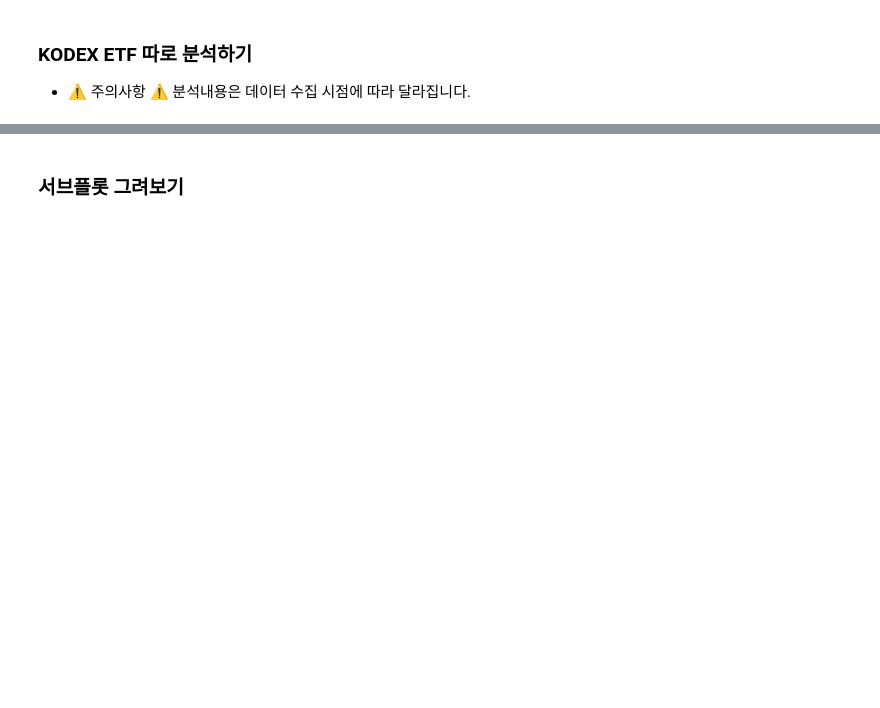
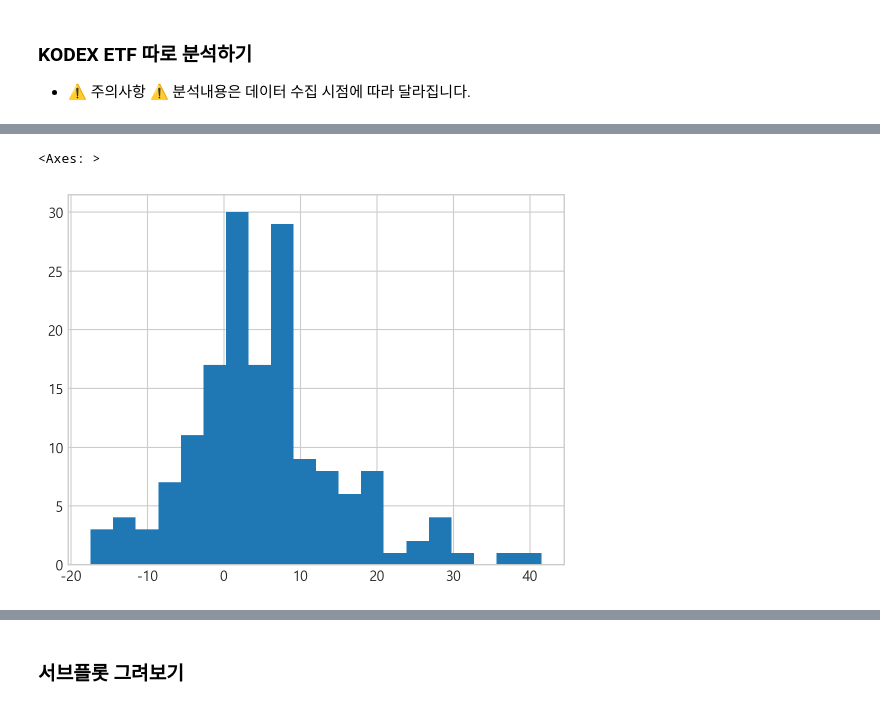
Before and after one commit to jamjamzo/finance-data-analysis, a Jupyter notebook: 4.3 ETF 분석과 시각화-input.ipynb, the cells around one changed output, grey strips where cells are left out. Cells and saved outputs as stored; diff of their text form; code cells hidden in the pictures; blank space fills up the shorter version.

```diff
--- a/4.3 ETF 분석과 시각화-input.ipynb
+++ b/4.3 ETF 분석과 시각화-input.ipynb
@@ -648,2 +670,6 @@ brand_3month_desc
 # %%
 # KODEX 의 historam 을 pandas로 그립니다.
+kodex['3개월수익률'].hist(bins = 20)
+# %% [output]
+<Axes: >
+[figure, added]
```
Also changed, not shown: parts of 24 cells of this notebook.
